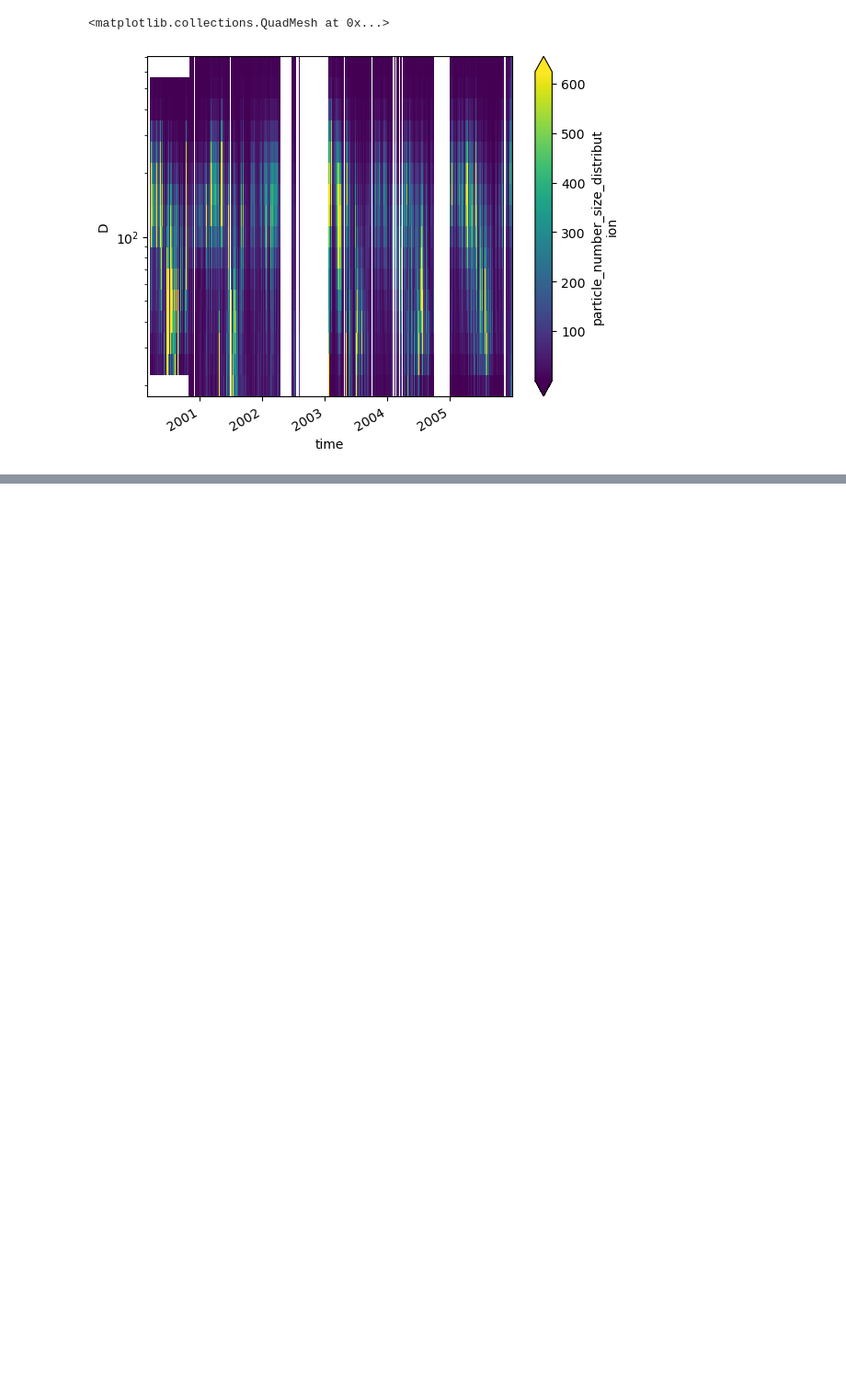
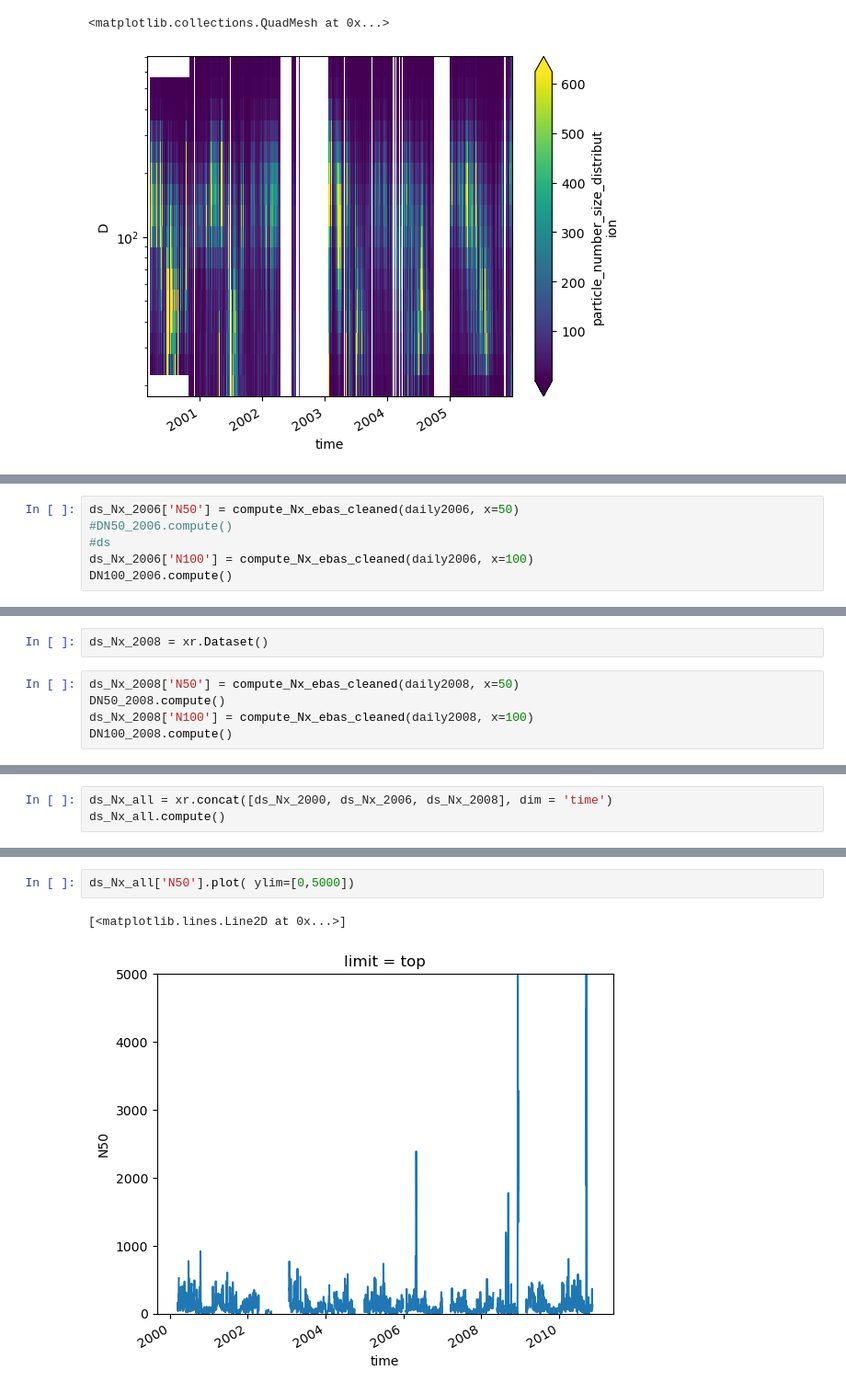
Before and after one commit to eScience-course/-Tjaernoe2022-group1, a Jupyter notebook: notebooks/Stefan/Full Sulphate Data.ipynb, the cells around one changed output, grey strips where cells are left out. Shown at 92% size. Saved outputs shown, nothing was run; the diff lists cells and outputs as text; blank space fills up the shorter version.

```diff
--- a/notebooks/Stefan/Full Sulphate Data.ipynb
+++ b/notebooks/Stefan/Full Sulphate Data.ipynb
@@ -423,0 +438,6 @@ IndexError: arrays used as indices must be of integer (or boolean) type
+# %%
+ds_Nx_2006['N50'] = compute_Nx_ebas_cleaned(daily2006, x=50)
+#DN50_2006.compute()
+#ds
+ds_Nx_2006['N100'] = compute_Nx_ebas_cleaned(daily2006, x=100)
+DN100_2006.compute()
@@ -423,0 +462,7 @@ IndexError: arrays used as indices must be of integer (or boolean) type
+# %%
+ds_Nx_2008 = xr.Dataset()
+# %%
+ds_Nx_2008['N50'] = compute_Nx_ebas_cleaned(daily2008, x=50)
+DN50_2008.compute()
+ds_Nx_2008['N100'] = compute_Nx_ebas_cleaned(daily2008, x=100)
+DN100_2008.compute()
@@ -423,0 +477,3 @@ IndexError: arrays used as indices must be of integer (or boolean) type
+# %%
+ds_Nx_all = xr.concat([ds_Nx_2000, ds_Nx_2006, ds_Nx_2008], dim = 'time')
+ds_Nx_all.compute()
@@ -423,0 +490,5 @@ IndexError: arrays used as indices must be of integer (or boolean) type
+# %%
+ds_Nx_all['N50'].plot( ylim=[0,5000])
+# %% [output]
+[<matplotlib.lines.Line2D at 0x...>]
+[figure, added]
```
Also changed, not shown: parts of 21 cells of this notebook.
